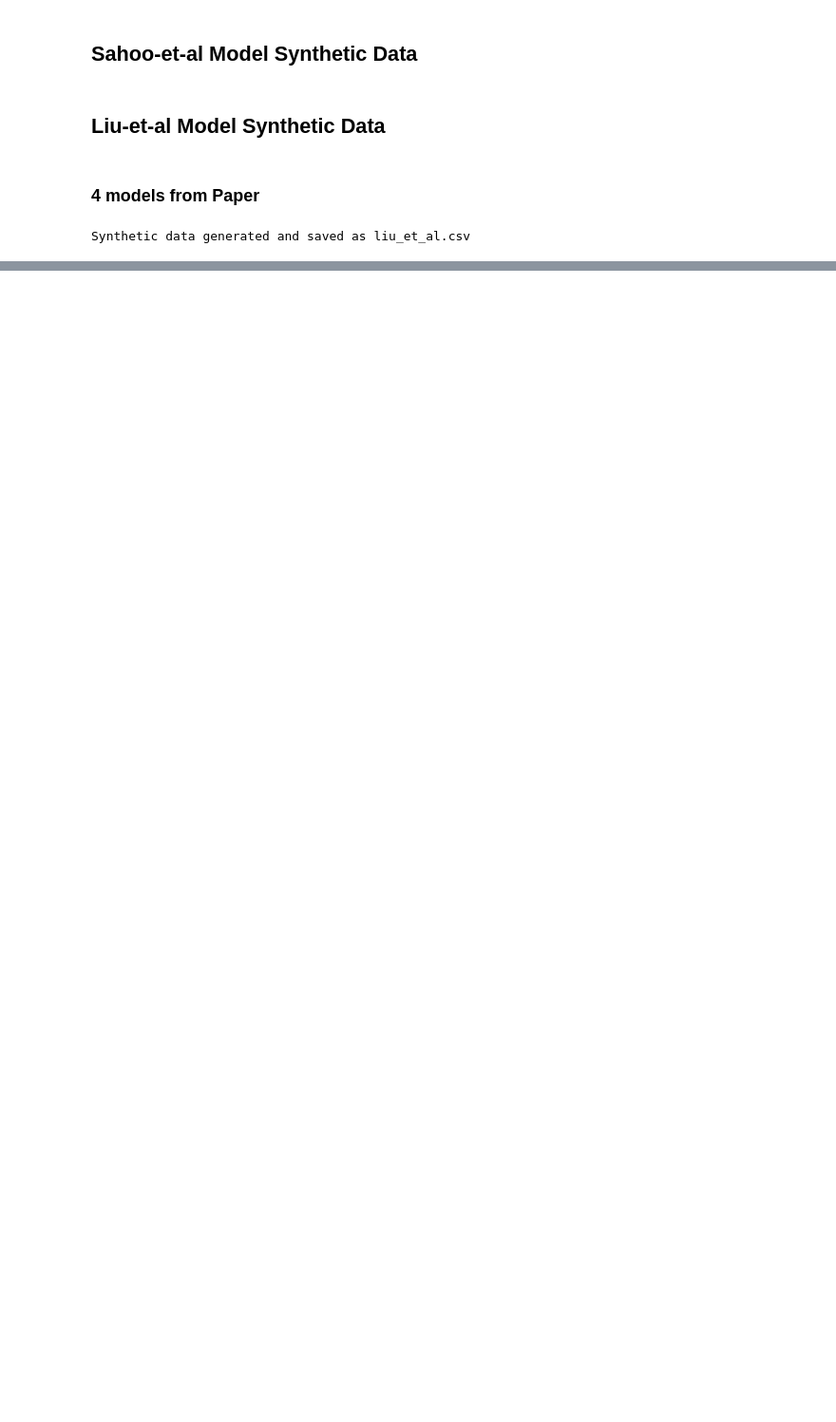
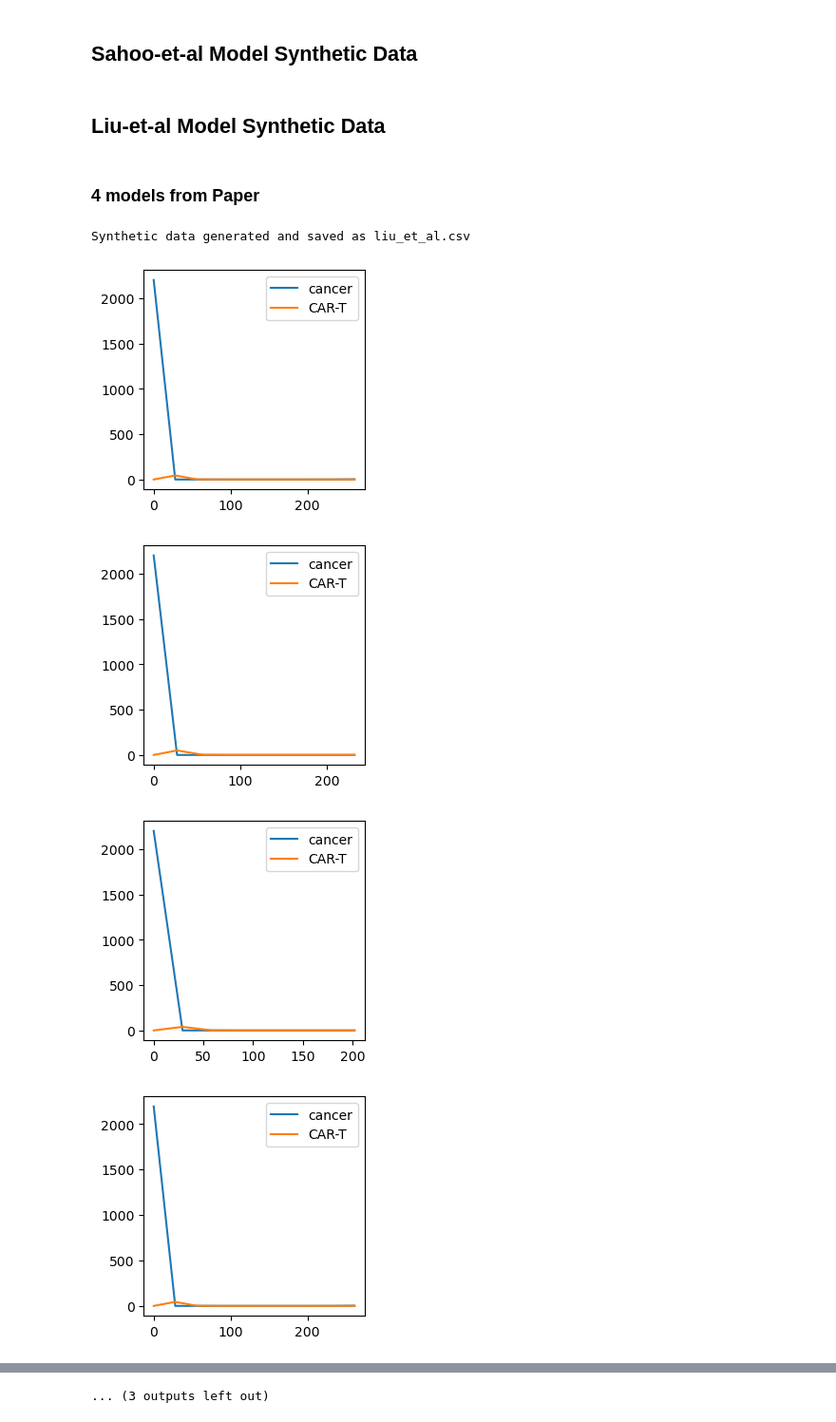
Before and after one commit to Rohan-Pandey1729/CAR-T-Cell, a Jupyter notebook: Monolix/generate_synthetic_data.ipynb, the cells around one changed output, grey strips where cells are left out. Shown at 95% size. Saved outputs shown, nothing was run; the diff lists cells and outputs as text; code cells hidden in the pictures; blank space fills up the shorter version.

```diff
--- a/Monolix/generate_synthetic_data.ipynb
+++ b/Monolix/generate_synthetic_data.ipynb
@@ -163,3 +165,15 @@ obs_times_all, observations_all, obs_dict = generate_sample_csv(
 print("Synthetic data generated and saved as liu_et_al.csv")
 # %% [output]
 Synthetic data generated and saved as liu_et_al.csv
+# %%
+for times, obs in zip(obs_times_all, observations_all):
+    plt.figure(figsize=(3, 3))
+    plt.plot(times, obs[0], label="cancer")
+    plt.plot(times, obs[1], label="CAR-T")
+    plt.legend()
+    plt.show()
+# %% [output]
+[figure, added]
+[figure, added]
+[figure, added]
+[figure, added]
@@ -165,0 +188 @@ Synthetic data generated and saved as liu_et_al.csv
+... (3 outputs left out)
```
Also changed, not shown: parts of 2 cells of this notebook, 2 other files.
